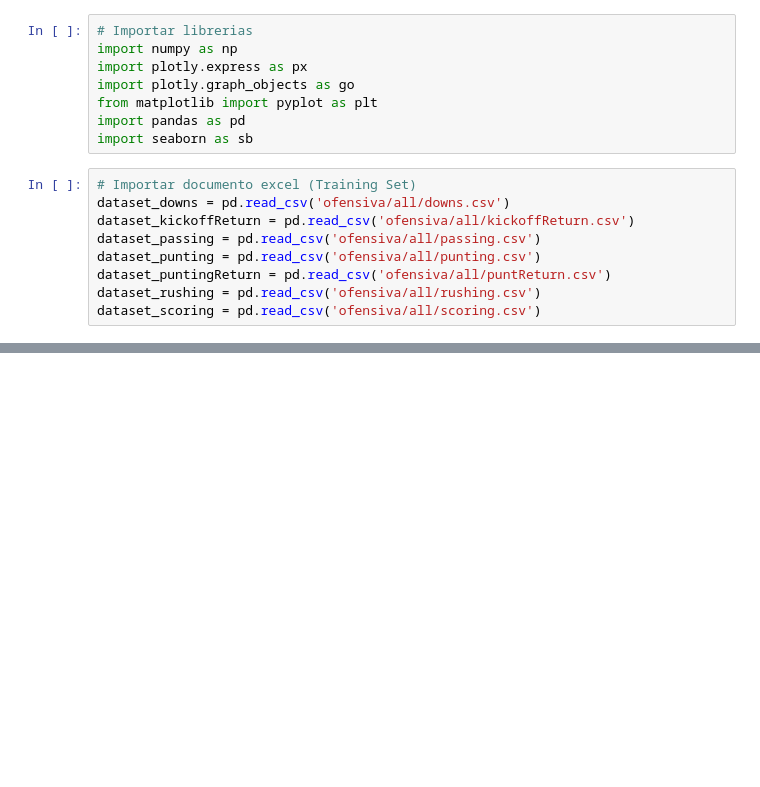
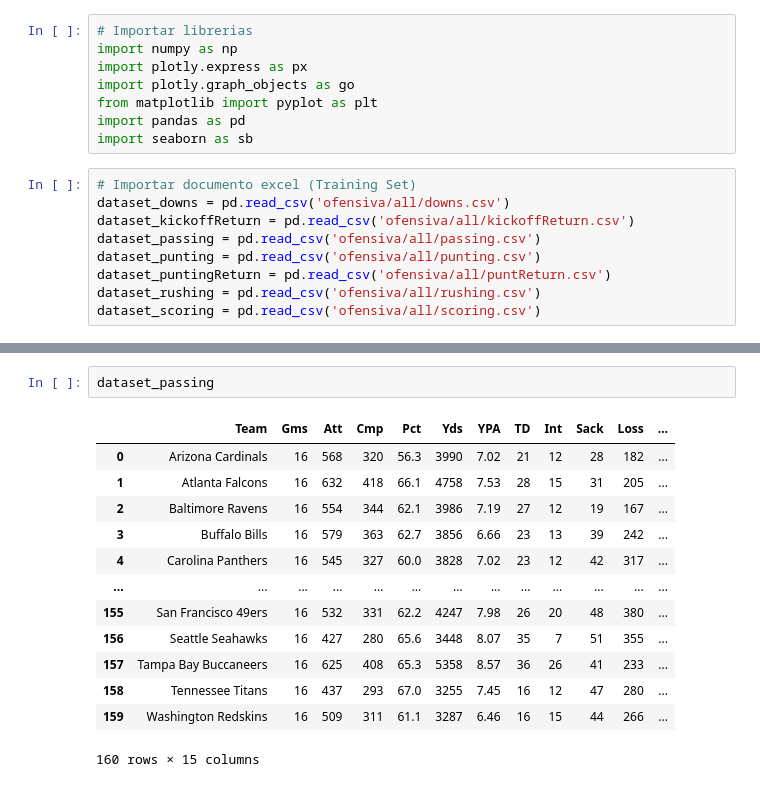
Before and after one commit to dieterdewit/MINERIA-DE-DATOS-Proyecto-Analisis-Exploratorio, a Jupyter notebook: mineria nfl/Proyecto.ipynb, the cells around one changed output, grey strips where cells are left out. Drawn from its saved outputs; the diff is of its cells as text; blank space fills up the shorter version.

```diff
--- a/mineria nfl/Proyecto.ipynb
+++ b/mineria nfl/Proyecto.ipynb
@@ -43,0 +656,16 @@ gbPackers_passing
+# %%
+dataset_passing
+# %% [output]
+|  | Team | Gms | Att | Cmp | Pct | Yds | YPA | TD | Int | Sack | Loss | ... |
+| 0 | Arizona Cardinals | 16 | 568 | 320 | 56.3 | 3990 | 7.02 | 21 | 12 | 28 | 182 | ... |
+| 1 | Atlanta Falcons | 16 | 632 | 418 | 66.1 | 4758 | 7.53 | 28 | 15 | 31 | 205 | ... |
+| 2 | Baltimore Ravens | 16 | 554 | 344 | 62.1 | 3986 | 7.19 | 27 | 12 | 19 | 167 | ... |
+| 3 | Buffalo Bills | 16 | 579 | 363 | 62.7 | 3856 | 6.66 | 23 | 13 | 39 | 242 | ... |
+| 4 | Carolina Panthers | 16 | 545 | 327 | 60.0 | 3828 | 7.02 | 23 | 12 | 42 | 317 | ... |
+| ... | ... | ... | ... | ... | ... | ... | ... | ... | ... | ... | ... | ... |
+| 155 | San Francisco 49ers | 16 | 532 | 331 | 62.2 | 4247 | 7.98 | 26 | 20 | 48 | 380 | ... |
+| 156 | Seattle Seahawks | 16 | 427 | 280 | 65.6 | 3448 | 8.07 | 35 | 7 | 51 | 355 | ... |
+| 157 | Tampa Bay Buccaneers | 16 | 625 | 408 | 65.3 | 5358 | 8.57 | 36 | 26 | 41 | 233 | ... |
+| 158 | Tennessee Titans | 16 | 437 | 293 | 67.0 | 3255 | 7.45 | 16 | 12 | 47 | 280 | ... |
+| 159 | Washington Redskins | 16 | 509 | 311 | 61.1 | 3287 | 6.46 | 16 | 15 | 44 | 266 | ... |
+160 rows × 15 columns
```
Also changed, not shown: parts of 16 cells of this notebook, 1 other file.
